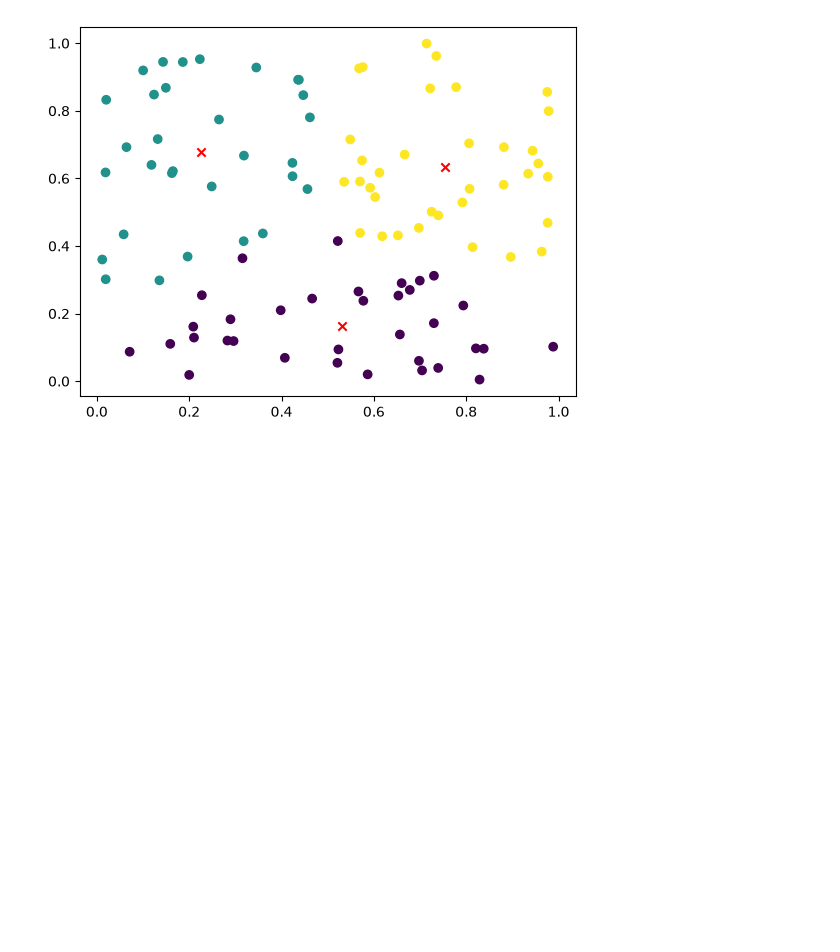
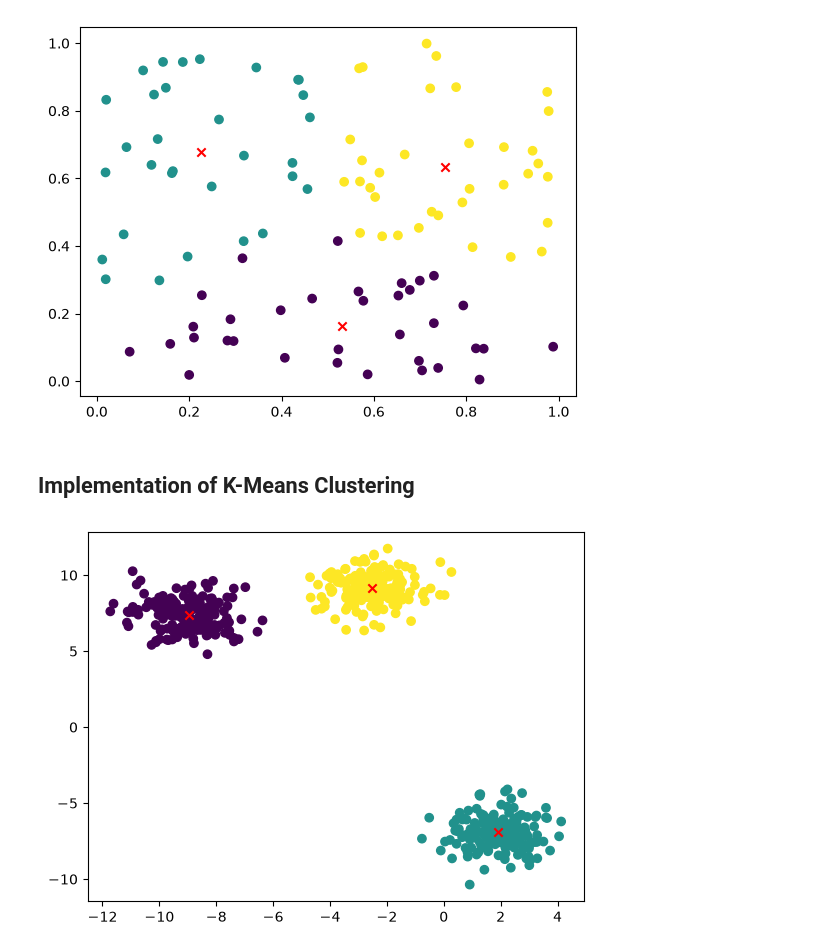
Before and after one commit to WillardDev/Advanced_Machine_Learning, a Jupyter notebook: K-Means Clustering.ipynb, the cells around one changed output. Drawn from its saved outputs; the diff is of its cells as text; code cells hidden in the pictures; blank space fills up the shorter version.

```diff
--- a/K-Means Clustering.ipynb
+++ b/K-Means Clustering.ipynb
@@ -43,3 +43,5 @@ plt.scatter(kmeans.cluster_centers_[:, 0], kmeans.cluster_centers_[:, 1], c='red
 plt.show()
 # %% [output]
 [figure]
+# %% [markdown]
+## Implementation of K-Means Clustering
@@ -45,0 +52,15 @@ plt.show()
+# %%
+# create custom dataset
+X, y = make_blobs(n_samples=500, centers=3, n_features=3, random_state=42)
+# initialize k-means
+kmeans = KMeans(n_clusters=3, random_state=42)
+# fit the model
+kmeans.fit(X)
+# get the cluster centers
+centroids = kmeans.cluster_centers_
+# plot the data points and the centroids
+plt.scatter(X[:, 0], X[:, 1], c=kmeans.labels_)
+plt.scatter(centroids[:, 0], centroids[:, 1], c='red', marker='x')
+plt.show()
+# %% [output]
+[figure, added]
```
Also changed, not shown: parts of 1 cell of this notebook, 1 other file.
